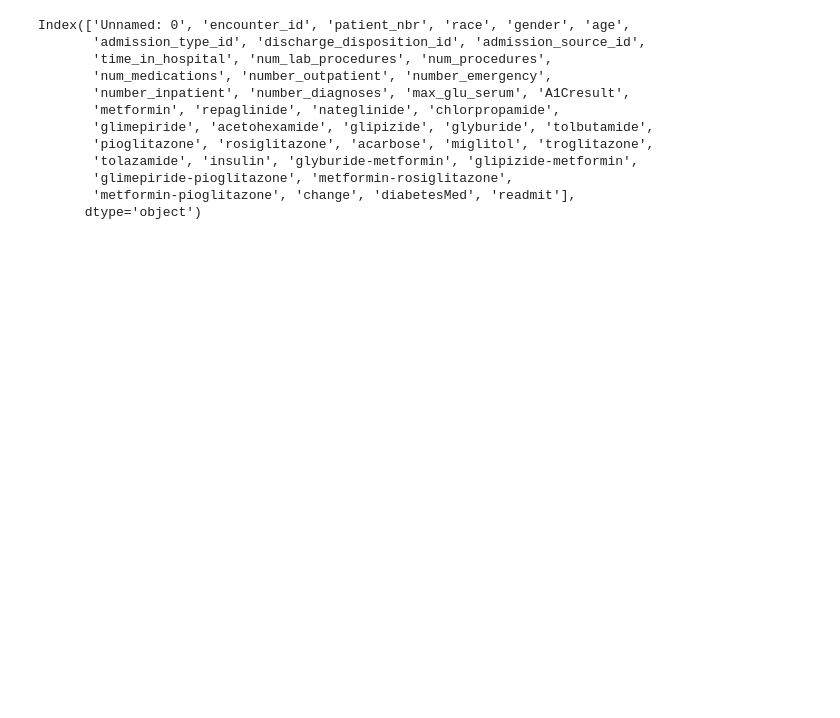
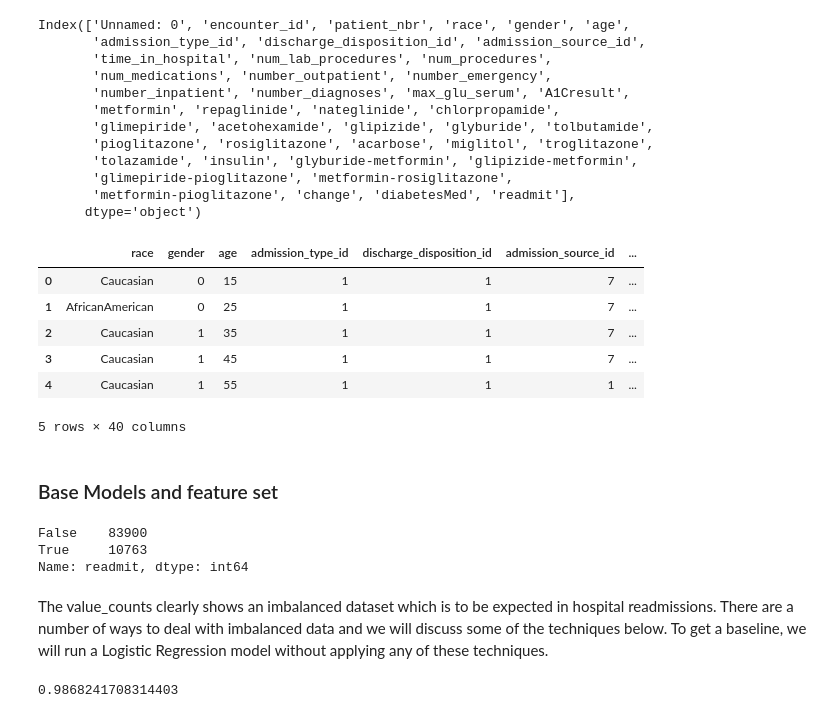
Before and after one commit to clstaub/Predicting_Hospital_Readmissions, a Jupyter notebook: Modeling.ipynb, the cells around one changed output. Drawn from its saved outputs; the diff is of its cells as text; code cells hidden in the pictures; blank space fills up the shorter version.

```diff
--- a/Modeling.ipynb
+++ b/Modeling.ipynb
@@ -35,3 +36,32 @@ Index(['Unnamed: 0', 'encounter_id', 'patient_nbr', 'race', 'gender', 'age',
        'glimepiride-pioglitazone', 'metformin-rosiglitazone',
        'metformin-pioglitazone', 'change', 'diabetesMed', 'readmit'],
       dtype='object')
+# %%
+df.drop(['Unnamed: 0', 'encounter_id', 'patient_nbr'], axis=1, inplace=True)
+df.columns
+df.rename(columns={'readmitted_<30d_True':'readmit'}, inplace=True)
+# %%
+df.head()
+# %% [output]
+|  | race | gender | age | admission_type_id | discharge_disposition_id | admission_source_id | ... |
+| 0 | Caucasian | 0 | 15 | 1 | 1 | 7 | ... |
+| 1 | AfricanAmerican | 0 | 25 | 1 | 1 | 7 | ... |
+| 2 | Caucasian | 1 | 35 | 1 | 1 | 7 | ... |
+| 3 | Caucasian | 1 | 45 | 1 | 1 | 7 | ... |
+| 4 | Caucasian | 1 | 55 | 1 | 1 | 1 | ... |
+5 rows × 40 columns
+# %% [markdown]
+### Base Models and feature set
+# %%
+X1 = np.array(df[['num_medications', 'time_in_hospital', 'num_lab_procedures',
+       'num_procedures', 'number_inpatient']].values)
+y1  = np.array(df['readmit'])
+
+df['readmit'].value_counts()
+# %% [output]
+False    83900
+True     10763
+Name: readmit, dtype: int64
+# %% [markdown]
+The value_counts clearly shows an imbalanced dataset which is to be expected in hospital readmissions. There are a number of ways to deal with imbalanced data and we will discuss some of the techniques below.
+To get a baseline, we will run a Logistic Regression model without applying any of these techniques.
@@ -37,0 +82,4 @@ Index(['Unnamed: 0', 'encounter_id', 'patient_nbr', 'race', 'gender', 'age',
+# %%
+2172/(2172 + 29)
+# %% [output]
+0.9868241708314403
```
Also changed, not shown: parts of 27 cells of this notebook, 4 other files.
